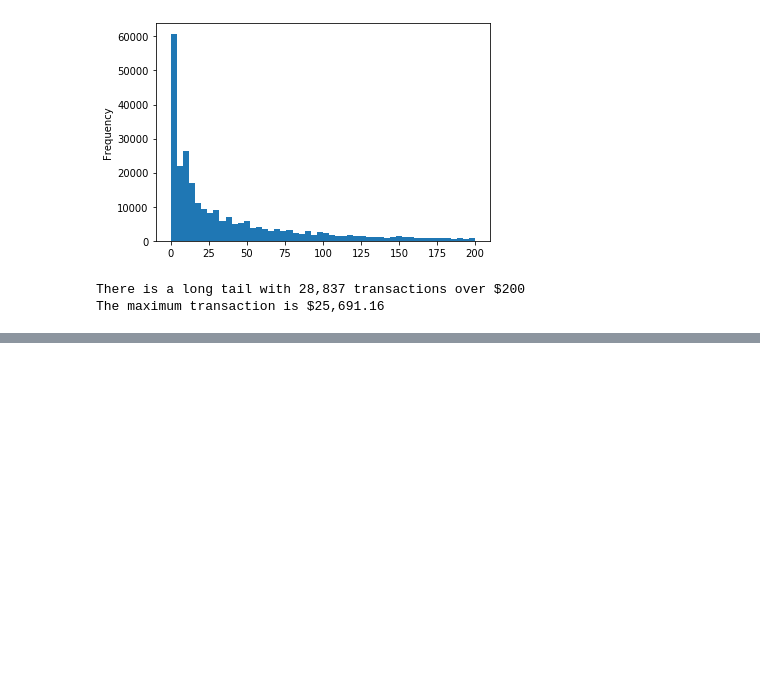
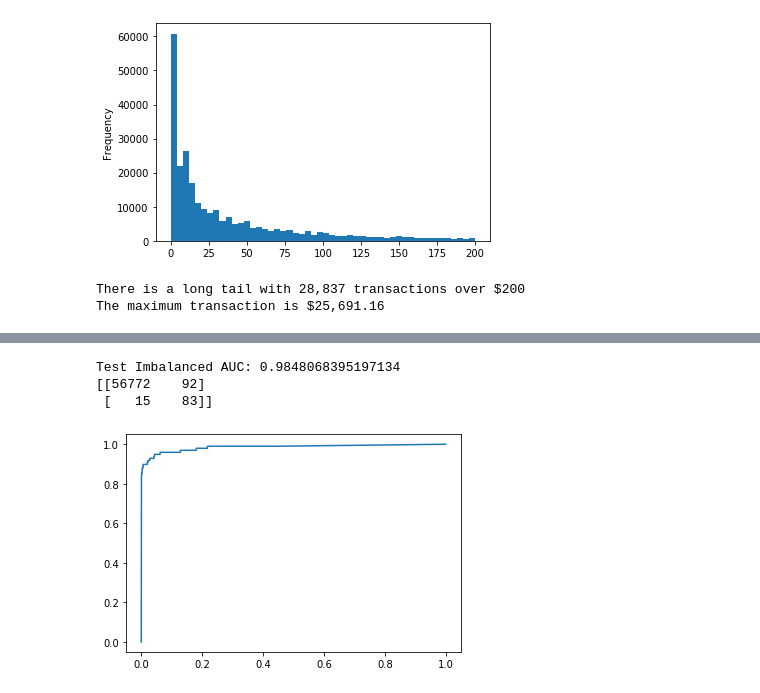
Before and after one commit to nbrasher/ml-eng-capstone, a Jupyter notebook: train_fraud_model.ipynb, the cells around one changed output, grey strips where cells are left out. Drawn from its saved outputs; the diff is of its cells as text; code cells hidden in the pictures; blank space fills up the shorter version.

Commit message:
feature: complete model trained in NB

```diff
--- a/train_fraud_model.ipynb
+++ b/train_fraud_model.ipynb
@@ -96,0 +203,5 @@ The maximum transaction is $25,691.16
+# %%
+from imblearn.over_sampling import SMOTE
+
+sm = SMOTE(sampling_strategy='minority', random_state=42)
+X_train_sm, y_train_sm = sm.fit_sample(X_train_clean, y_train_clean)
@@ -96,0 +212,20 @@ The maximum transaction is $25,691.16
+# %%
+import keras
+import tensorflow as tf
+from keras.layers import Dropout, Dense
+
+model = keras.models.Sequential([
+    Dense(X_train.shape[1], input_dim=X_train.shape[1],
+          activation='relu'),
+    Dropout(0.5),
+    Dense(16, activation='relu'),
+    Dropout(0.5),
+    Dense(8, activation='relu'),
+    Dense(1, activation='sigmoid'),
+])
+
+model.compile(
+    keras.optimizers.Adam(lr=0.005),
+    loss='binary_crossentropy',
+    metrics=[tf.keras.metrics.AUC()]
+)
@@ -96,0 +255,7 @@ The maximum transaction is $25,691.16
+# %%
+model.fit(X_train_sm, y_train_sm,
+    validation_split=0.2,
+    batch_size=5000,
+    epochs=20,
+    verbose=1,
+)
@@ -96,0 +281,17 @@ The maximum transaction is $25,691.16
+# %%
+from sklearn import metrics
+y_pred = model.predict_classes(X_test)
+y_proba = model.predict(X_test)
+
+print(f'Test Imbalanced AUC: {metrics.roc_auc_score(y_test, y_proba)}')
+
+print(metrics.confusion_matrix(y_test, y_pred))
+
+fpr, tpr, _ = metrics.roc_curve(y_test, y_proba)
+plt.plot(fpr, tpr)
+plt.show()
+# %% [output]
+Test Imbalanced AUC: 0.9848068395197134
+[[56772    92]
+ [   15    83]]
+[figure, added]
```
Also changed, not shown: parts of 18 cells of this notebook.
